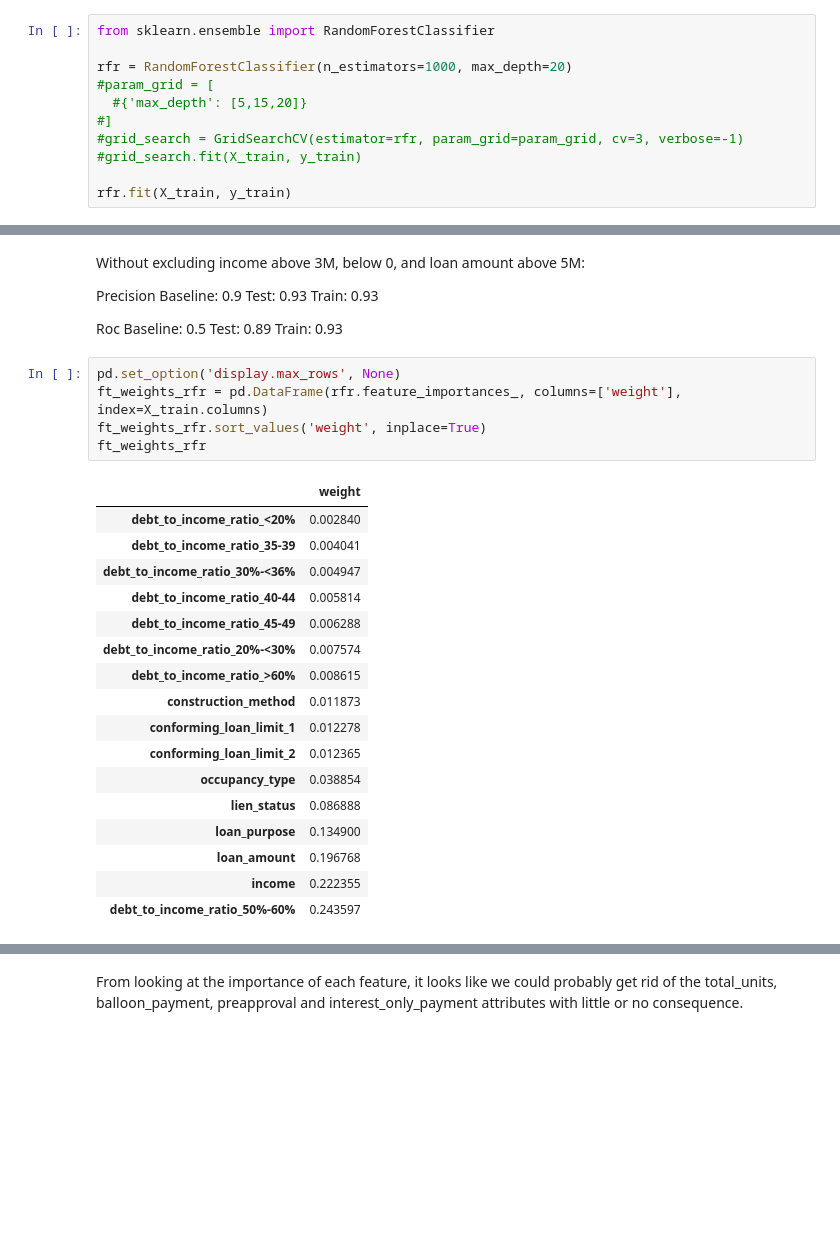
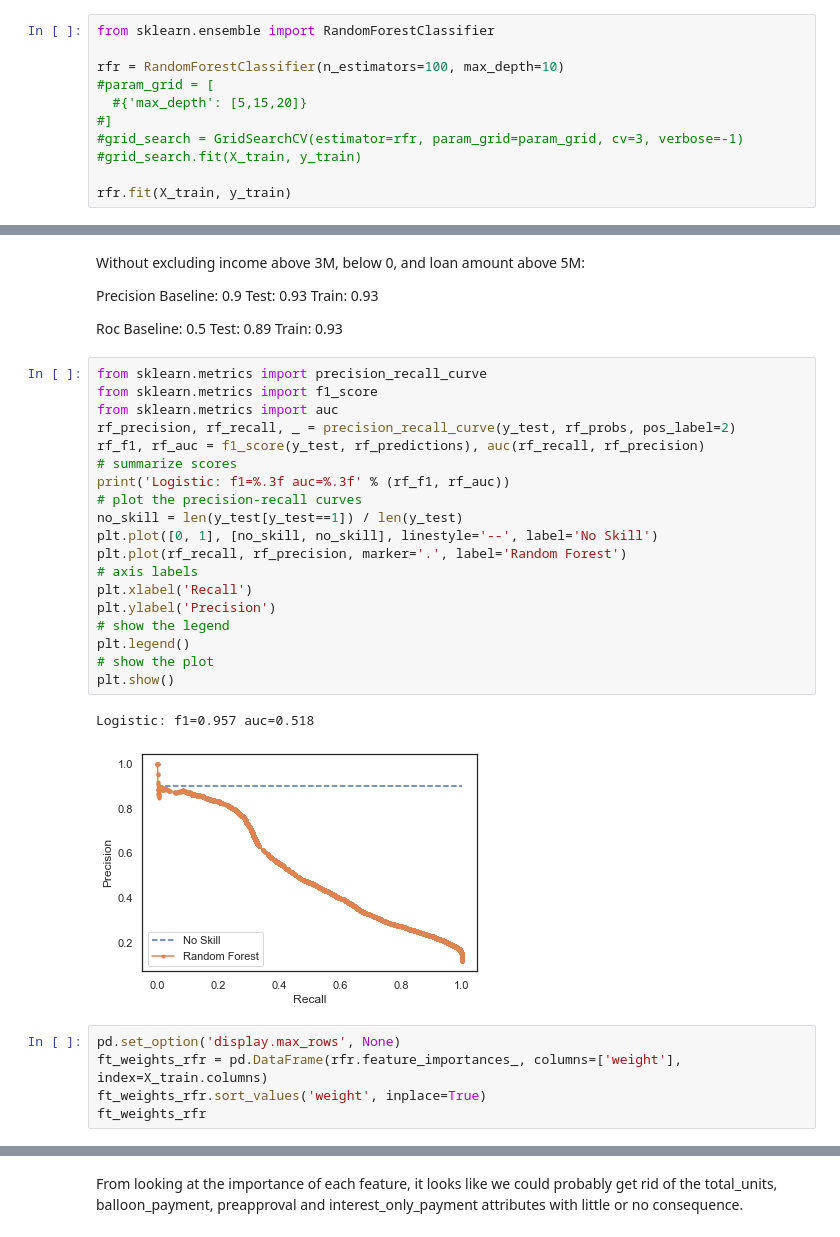
Before and after one commit to xandramichel/Springboard-Capstone-2, a Jupyter notebook: Capstone 2 Code.ipynb, the cells around one changed output, grey strips where cells are left out. Drawn from its saved outputs; the diff is of its cells as text; blank space fills up the shorter version.

```diff
--- a/Capstone 2 Code.ipynb
+++ b/Capstone 2 Code.ipynb
@@ -813,7 +823,7 @@ X_train, X_test, y_train, y_test = train_test_split(X, y, test_size=0.2, random_
 # %%
 from sklearn.ensemble import RandomForestClassifier
 
-rfr = RandomForestClassifier(n_estimators=1000, max_depth=20)
+rfr = RandomForestClassifier(n_estimators=100, max_depth=10)
 #param_grid = [
   #{'max_depth': [5,15,20]}
 #]
@@ -887,29 +926,33 @@ Without excluding income above 3M, below 0, and loan amount above 5M:
 Precision Baseline: 0.9 Test: 0.93 Train: 0.93
 
 Roc Baseline: 0.5 Test: 0.89 Train: 0.93
+# %%
+from sklearn.metrics import precision_recall_curve
+from sklearn.metrics import f1_score
+from sklearn.metrics import auc
+rf_precision, rf_recall, _ = precision_recall_curve(y_test, rf_probs, pos_label=2)
+rf_f1, rf_auc = f1_score(y_test, rf_predictions), auc(rf_recall, rf_precision)
+# summarize scores
+print('Logistic: f1=%.3f auc=%.3f' % (rf_f1, rf_auc))
+# plot the precision-recall curves
+no_skill = len(y_test[y_test==1]) / len(y_test)
+plt.plot([0, 1], [no_skill, no_skill], linestyle='--', label='No Skill')
+plt.plot(rf_recall, rf_precision, marker='.', label='Random Forest')
+# axis labels
+plt.xlabel('Recall')
+plt.ylabel('Precision')
+# show the legend
+plt.legend()
+# show the plot
+plt.show()
+# %% [output]
+Logistic: f1=0.957 auc=0.518
+[figure, added]
 # %%
 pd.set_option('display.max_rows', None)
 ft_weights_rfr = pd.DataFrame(rfr.feature_importances_, columns=['weight'], index=X_train.columns)
 ft_weights_rfr.sort_values('weight', inplace=True)
 ft_weights_rfr
-# %% [output]
-|  | weight |
-| debt_to_income_ratio_<20% | 0.002840 |
-| debt_to_income_ratio_35-39 | 0.004041 |
-| debt_to_income_ratio_30%-<36% | 0.004947 |
-| debt_to_income_ratio_40-44 | 0.005814 |
-| debt_to_income_ratio_45-49 | 0.006288 |
-| debt_to_income_ratio_20%-<30% | 0.007574 |
-| debt_to_income_ratio_>60% | 0.008615 |
-| construction_method | 0.011873 |
-| conforming_loan_limit_1 | 0.012278 |
-| conforming_loan_limit_2 | 0.012365 |
-| occupancy_type | 0.038854 |
-| lien_status | 0.086888 |
-| loan_purpose | 0.134900 |
-| loan_amount | 0.196768 |
-| income | 0.222355 |
-| debt_to_income_ratio_50%-60% | 0.243597 |
 # %%
 plt.figure(figsize=(4,25))
 plt.barh(ft_weights_rfr.index, ft_weights_rfr.weight, align='center')
```
Also changed, not shown: parts of 10 cells of this notebook.
